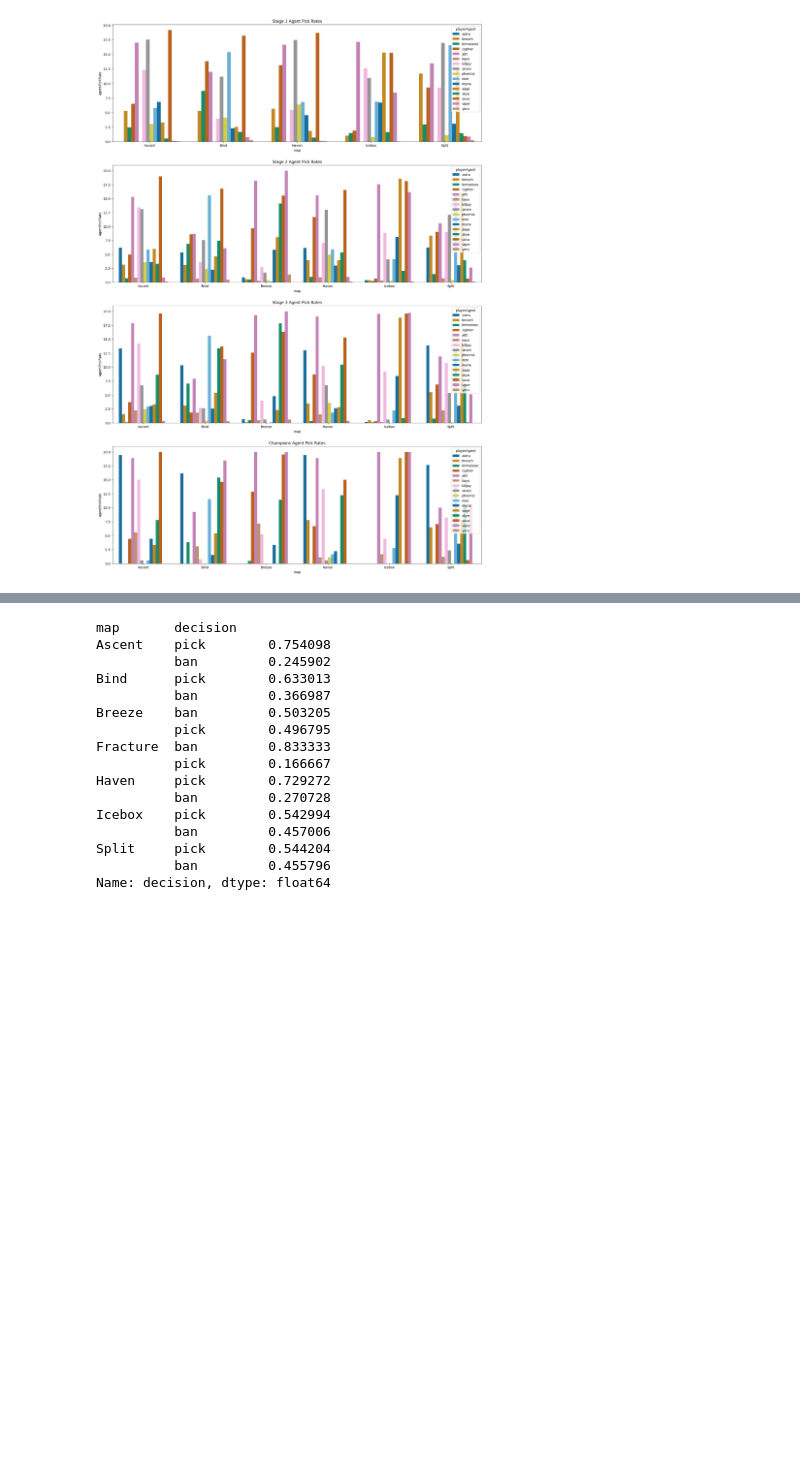
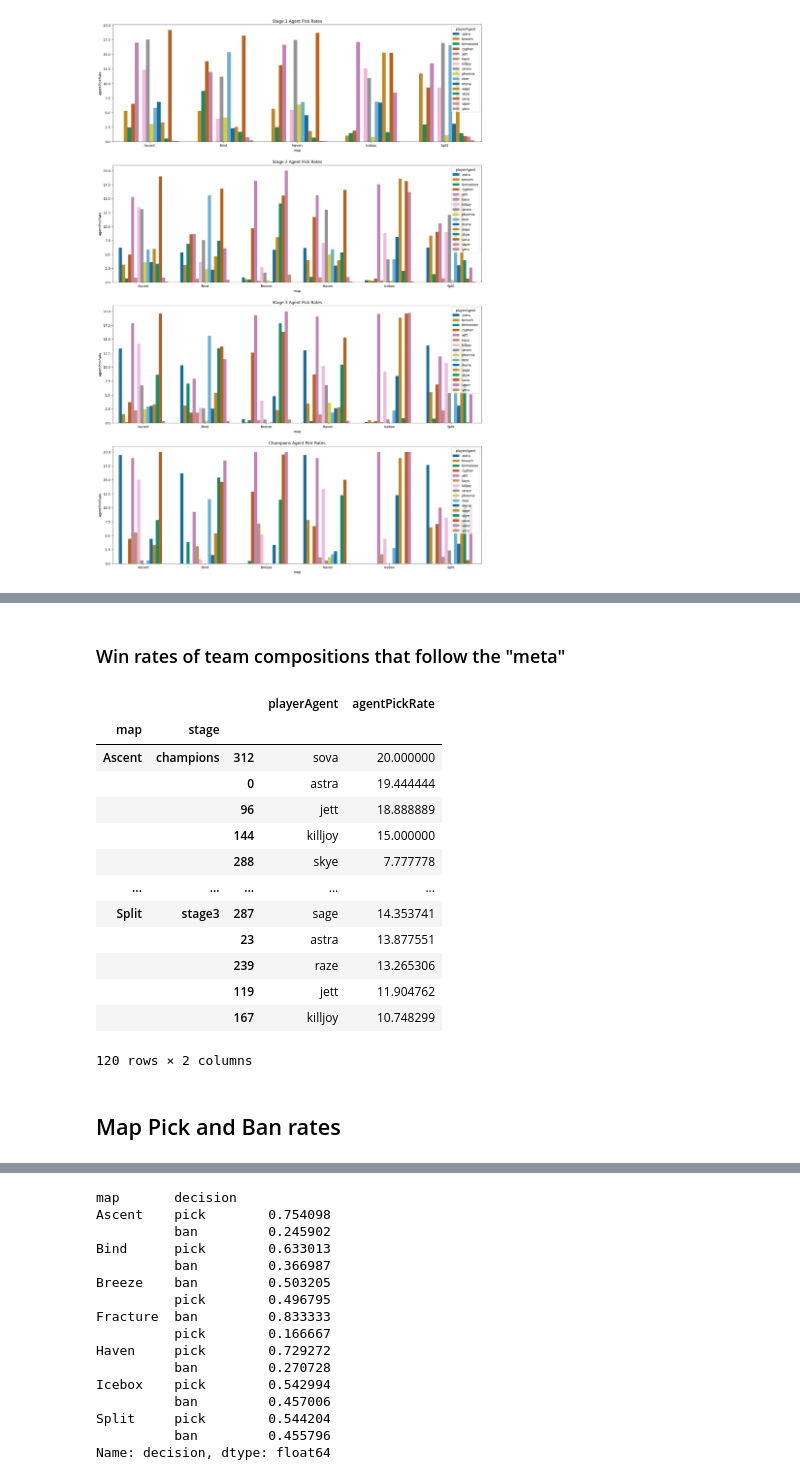
Before and after one commit to timothyliutl/ValorantData, a Jupyter notebook: dataexploration.ipynb, the cells around one changed output, grey strips where cells are left out. Cells and saved outputs as stored; diff of their text form; code cells hidden in the pictures; blank space fills up the shorter version.

```diff
--- a/thirdAttempt.ipynb
+++ b/dataexploration.ipynb
@@ -137,3 +234,25 @@ Text(0.5, 1.0, 'Champions Agent Pick Rates')
+# %% [markdown]
+### Win rates of team compositions that follow the "meta"
+# %%
+plotdata = pd.melt(agentpickrate.reset_index(), id_vars=['map', 'stage'], value_name='agentPickRate')
+plotdata.groupby(['map', 'stage']).apply(lambda x: x[['playerAgent', 'agentPickRate']].sort_values(by='agentPickRate', ascending=False).head(5))
+# %% [output]
+|  |  |  | playerAgent | agentPickRate |
+| map | stage |  |  |  |
+| Ascent | champions | 312 | sova | 20.000000 |
+|  |  | 0 | astra | 19.444444 |
+|  |  | 96 | jett | 18.888889 |
+|  |  | 144 | killjoy | 15.000000 |
+|  |  | 288 | skye | 7.777778 |
+| ... | ... | ... | ... | ... |
+| Split | stage3 | 287 | sage | 14.353741 |
+|  |  | 23 | astra | 13.877551 |
+|  |  | 239 | raze | 13.265306 |
+|  |  | 119 | jett | 11.904762 |
+|  |  | 167 | killjoy | 10.748299 |
+120 rows × 2 columns
+# %% [markdown]
+## Map Pick and Ban rates
 # %%
 #import mappick data here
 mappickdf = pd.read_csv('scrapy/vlrgg/mappickData/mapPick.csv')
```
Also changed, not shown: parts of 10 cells of this notebook.
